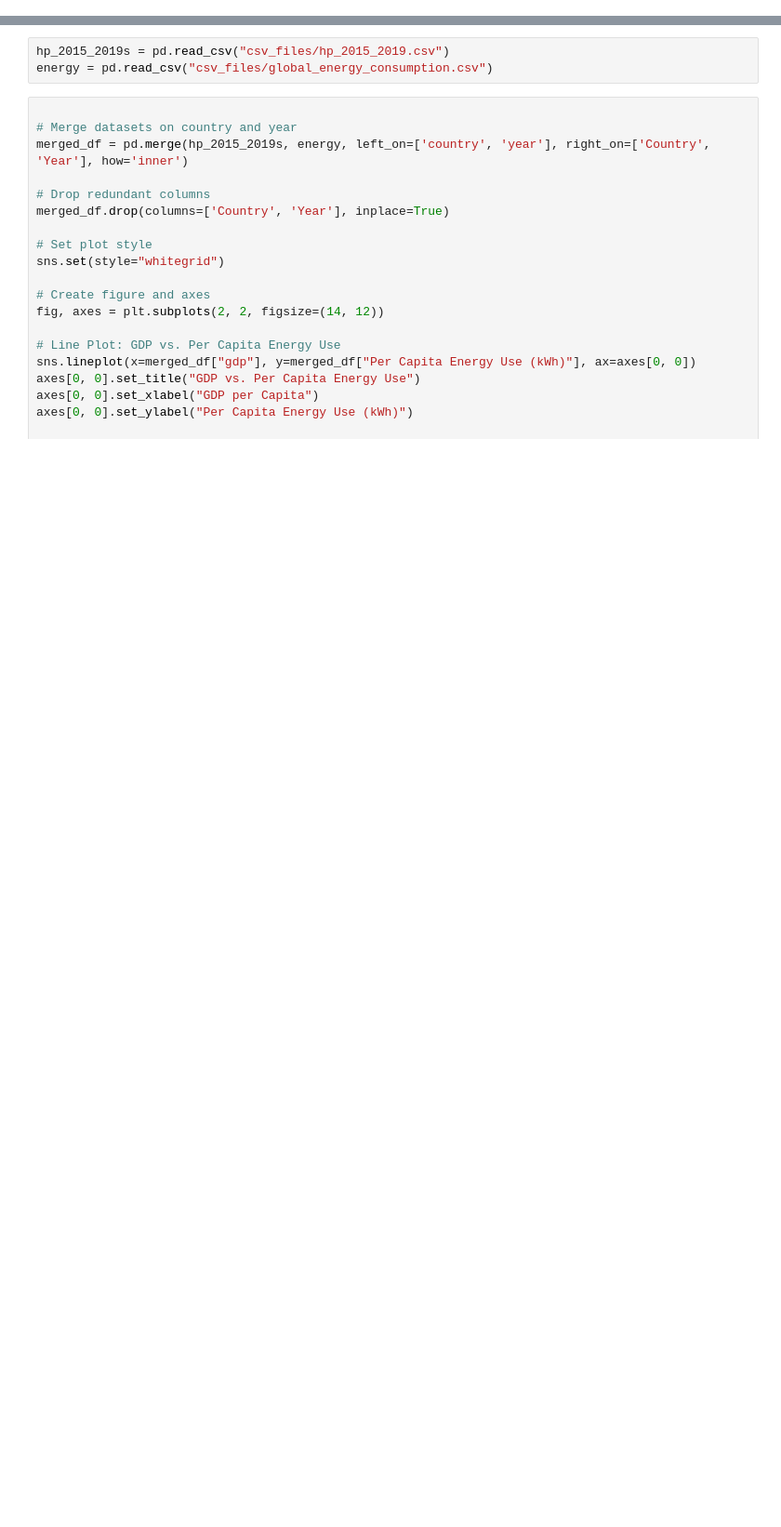
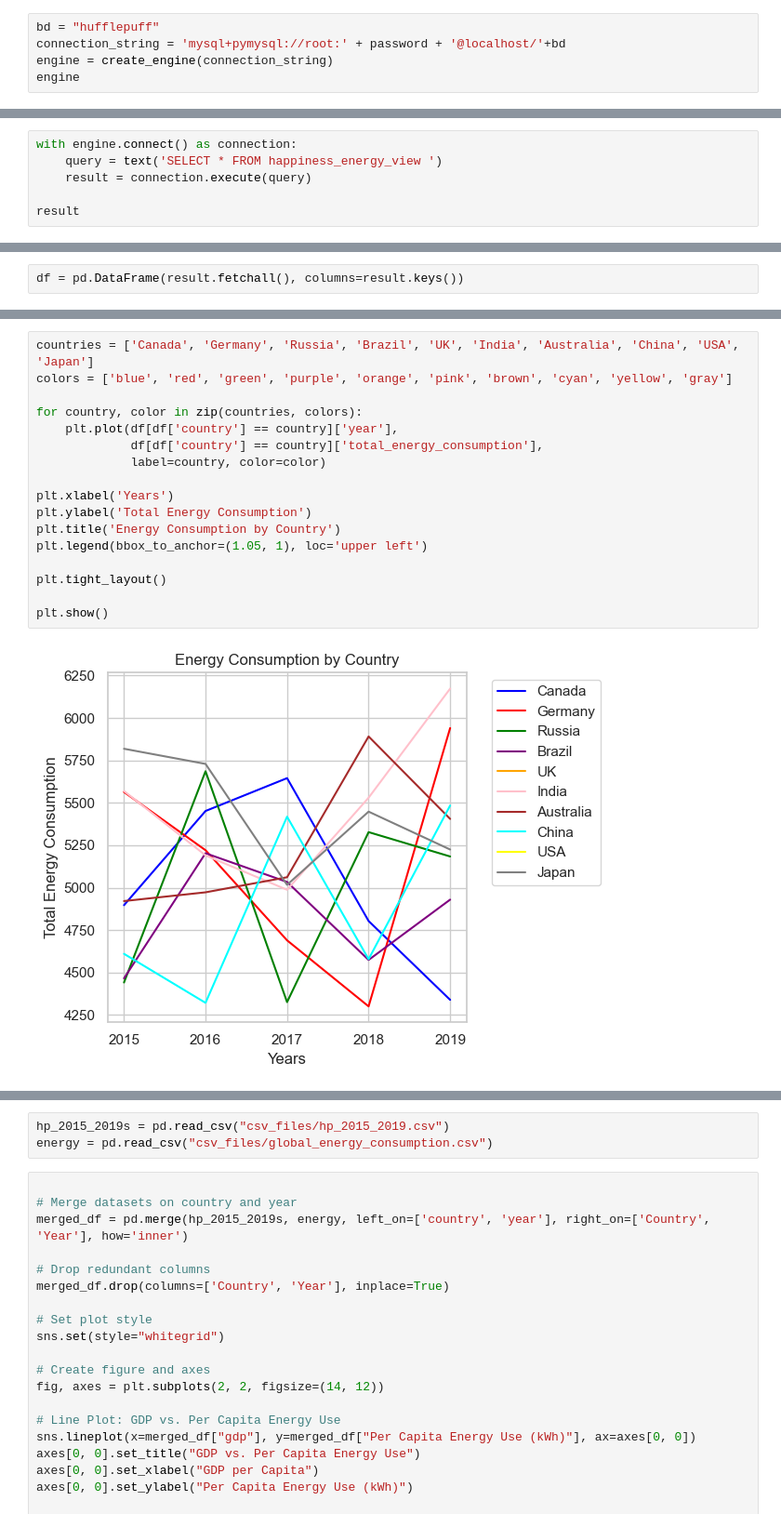
Before and after one commit to 10197jsg/sql-database, a Jupyter notebook: notebooks/Main.ipynb, the cells around one changed output, grey strips where cells are left out. Shown at 93% size. Drawn from its saved outputs; the diff is of its cells as text; blank space fills up the shorter version.

```diff
--- a/notebooks/Main.ipynb
+++ b/notebooks/Main.ipynb
@@ -17,0 +20,5 @@ import matplotlib.pyplot as plt
+# %%
+bd = "hufflepuff"
+connection_string = 'mysql+pymysql://root:' + password + '@localhost/'+bd
+engine = create_engine(connection_string)
+engine
@@ -17,0 +27,6 @@ import matplotlib.pyplot as plt
+# %%
+with engine.connect() as connection:
+    query = text('SELECT * FROM happiness_energy_view ')
+    result = connection.execute(query)
+
+result
@@ -17,0 +35,2 @@ import matplotlib.pyplot as plt
+# %%
+df = pd.DataFrame(result.fetchall(), columns=result.keys())
@@ -17,0 +57,19 @@ import matplotlib.pyplot as plt
+# %%
+countries = ['Canada', 'Germany', 'Russia', 'Brazil', 'UK', 'India', 'Australia', 'China', 'USA', 'Japan']
+colors = ['blue', 'red', 'green', 'purple', 'orange', 'pink', 'brown', 'cyan', 'yellow', 'gray']
+
+for country, color in zip(countries, colors):
+    plt.plot(df[df['country'] == country]['year'],
+             df[df['country'] == country]['total_energy_consumption'],
+             label=country, color=color)
+
+plt.xlabel('Years')
+plt.ylabel('Total Energy Consumption')
+plt.title('Energy Consumption by Country')
+plt.legend(bbox_to_anchor=(1.05, 1), loc='upper left')
+
+plt.tight_layout()
+
+plt.show()
+# %% [output]
+[figure, added]
```
Also changed, not shown: parts of 11 cells of this notebook.
